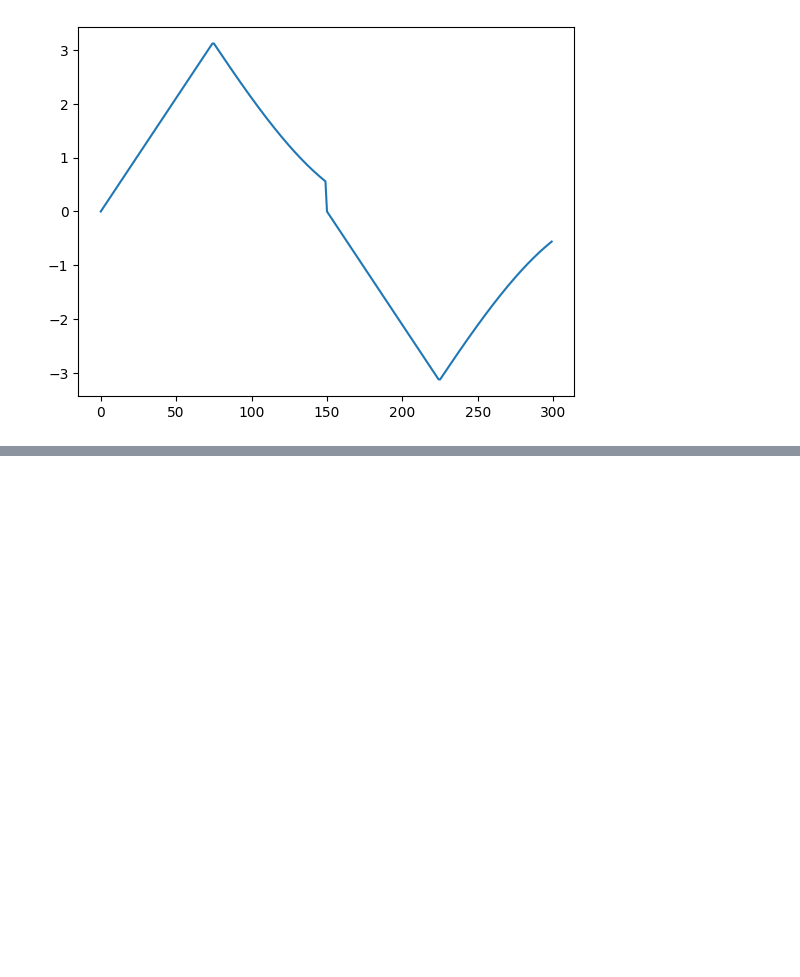
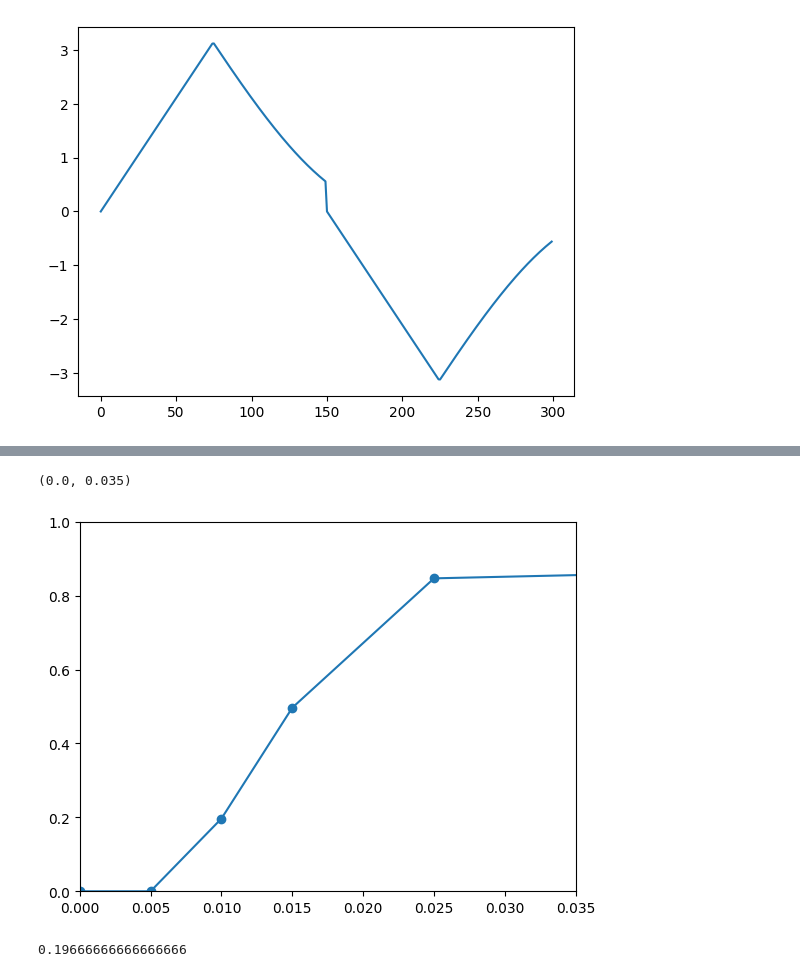
Before and after one commit to Gabriel-Amici/MorseCoulomb, a Jupyter notebook: notebooks/development/classes/dynamics_tests.ipynb, the cells around one changed output, grey strips where cells are left out. Cells and saved outputs as stored; diff of their text form; code cells hidden in the pictures; blank space fills up the shorter version.

```diff
--- a/notebooks/development/classes/dynamics_tests.ipynb
+++ b/notebooks/development/classes/dynamics_tests.ipynb
@@ -288,0 +331,14 @@ plt.plot((np.sign(traj.momentum)*traj.angle)[0])
+# %%
+F = [0, 0.005, 0.01, 0.015, 0.2, 0.025]
+F = sorted(F)
+ionz = sorted(ionz)
+plt.plot(F, ionz, marker='o')
+plt.ylim(0, 1)
+plt.xlim(0, 0.035)
+# %% [output]
+(0.0, 0.035)
+[figure, added]
+# %%
+pmap.ionization_probability()
+# %% [output]
+0.19666666666666666
```
Also changed, not shown: parts of 12 cells of this notebook, 1 other file.
